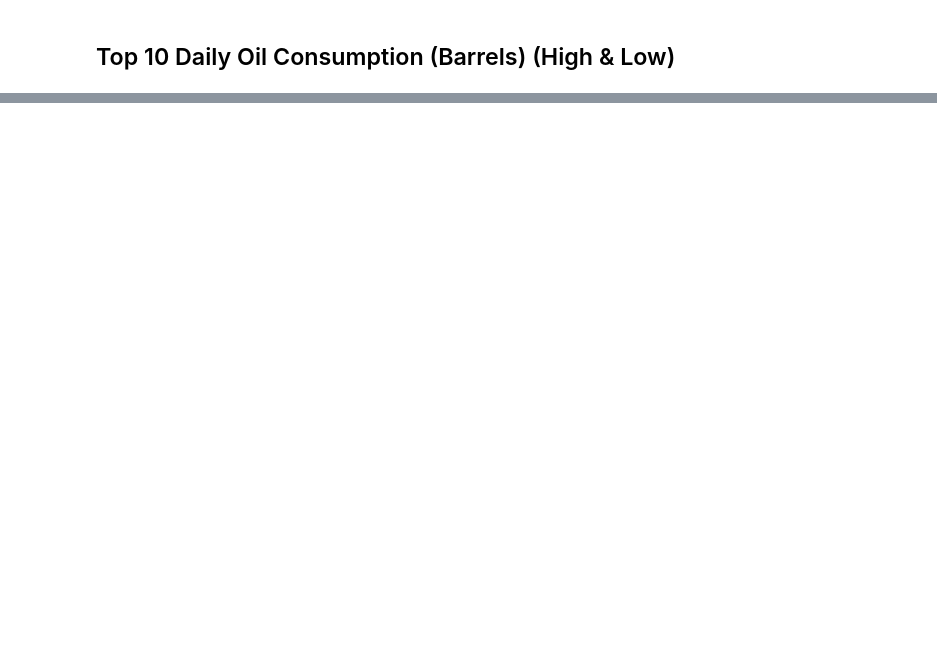
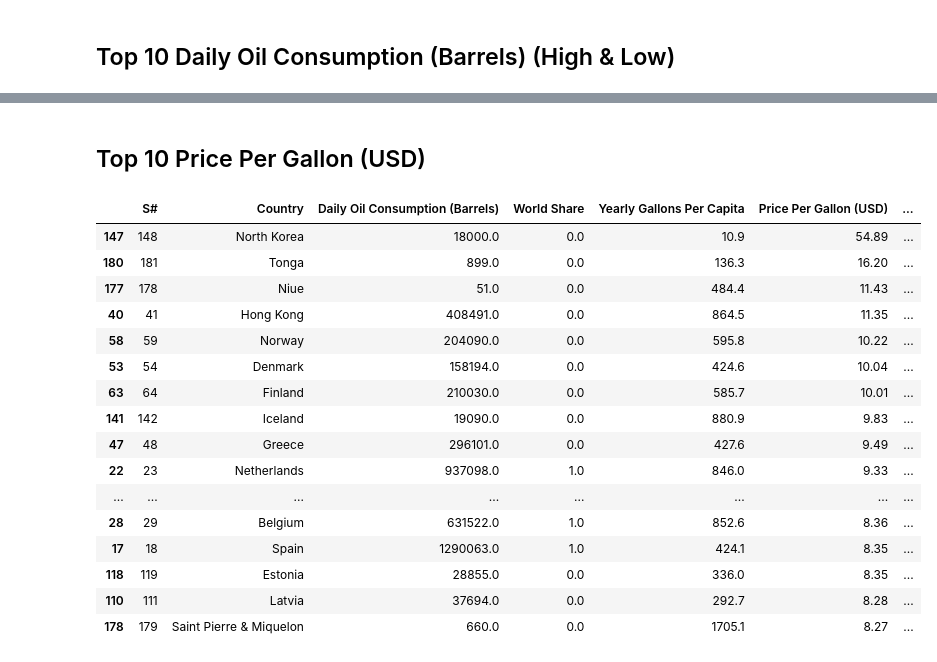
Before and after one commit to binmuji/petrol-consumption-world, a Jupyter notebook: EDA_Petrol_World.ipynb, the cells around one changed output, grey strips where cells are left out. Cells and saved outputs as stored; diff of their text form; code cells hidden in the pictures; blank space fills up the shorter version.

```diff
--- a/EDA_Petrol_World.ipynb
+++ b/EDA_Petrol_World.ipynb
@@ -179,3 +179,25 @@ fig1.update_layout(
 fig1.show()
 # %% [output]
 [interactive output not drawn]
+# %% [markdown]
+## Top 10 Price Per Gallon (USD)
+# %%
+PPG.head(20)
+# %% [output]
+|  | S# | Country | Daily Oil Consumption (Barrels) | World Share | Yearly Gallons Per Capita | Price Per Gallon (USD) | ... |
+| 147 | 148 | North Korea | 18000.0 | 0.0 | 10.9 | 54.89 | ... |
+| 180 | 181 | Tonga | 899.0 | 0.0 | 136.3 | 16.20 | ... |
+| 177 | 178 | Niue | 51.0 | 0.0 | 484.4 | 11.43 | ... |
+| 40 | 41 | Hong Kong | 408491.0 | 0.0 | 864.5 | 11.35 | ... |
+| 58 | 59 | Norway | 204090.0 | 0.0 | 595.8 | 10.22 | ... |
+| 53 | 54 | Denmark | 158194.0 | 0.0 | 424.6 | 10.04 | ... |
+| 63 | 64 | Finland | 210030.0 | 0.0 | 585.7 | 10.01 | ... |
+| 141 | 142 | Iceland | 19090.0 | 0.0 | 880.9 | 9.83 | ... |
+| 47 | 48 | Greece | 296101.0 | 0.0 | 427.6 | 9.49 | ... |
+| 22 | 23 | Netherlands | 937098.0 | 1.0 | 846.0 | 9.33 | ... |
+| ... | ... | ... | ... | ... | ... | ... | ... |
+| 28 | 29 | Belgium | 631522.0 | 1.0 | 852.6 | 8.36 | ... |
+| 17 | 18 | Spain | 1290063.0 | 1.0 | 424.1 | 8.35 | ... |
+| 118 | 119 | Estonia | 28855.0 | 0.0 | 336.0 | 8.35 | ... |
+| 110 | 111 | Latvia | 37694.0 | 0.0 | 292.7 | 8.28 | ... |
+| 178 | 179 | Saint Pierre & Miquelon | 660.0 | 0.0 | 1705.1 | 8.27 | ... |
```
Also changed, not shown: parts of 2 cells of this notebook.
